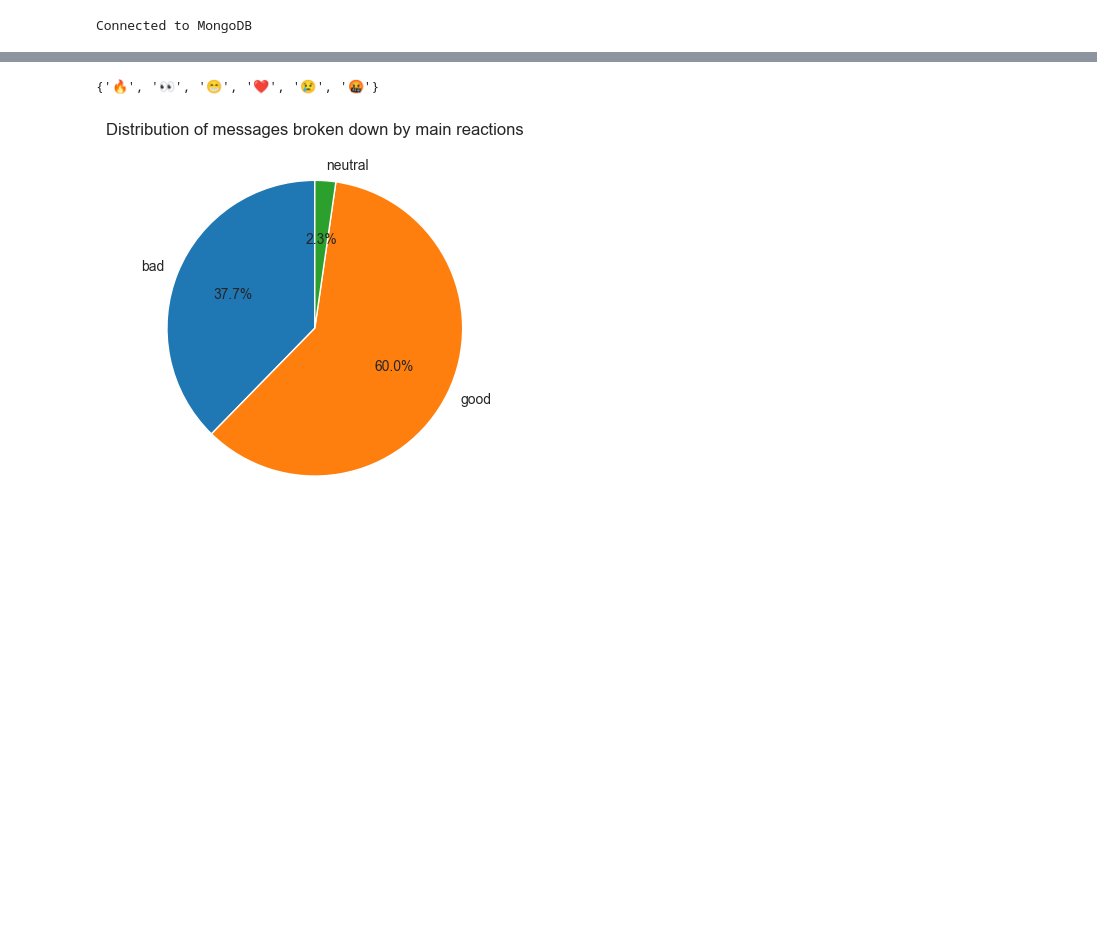
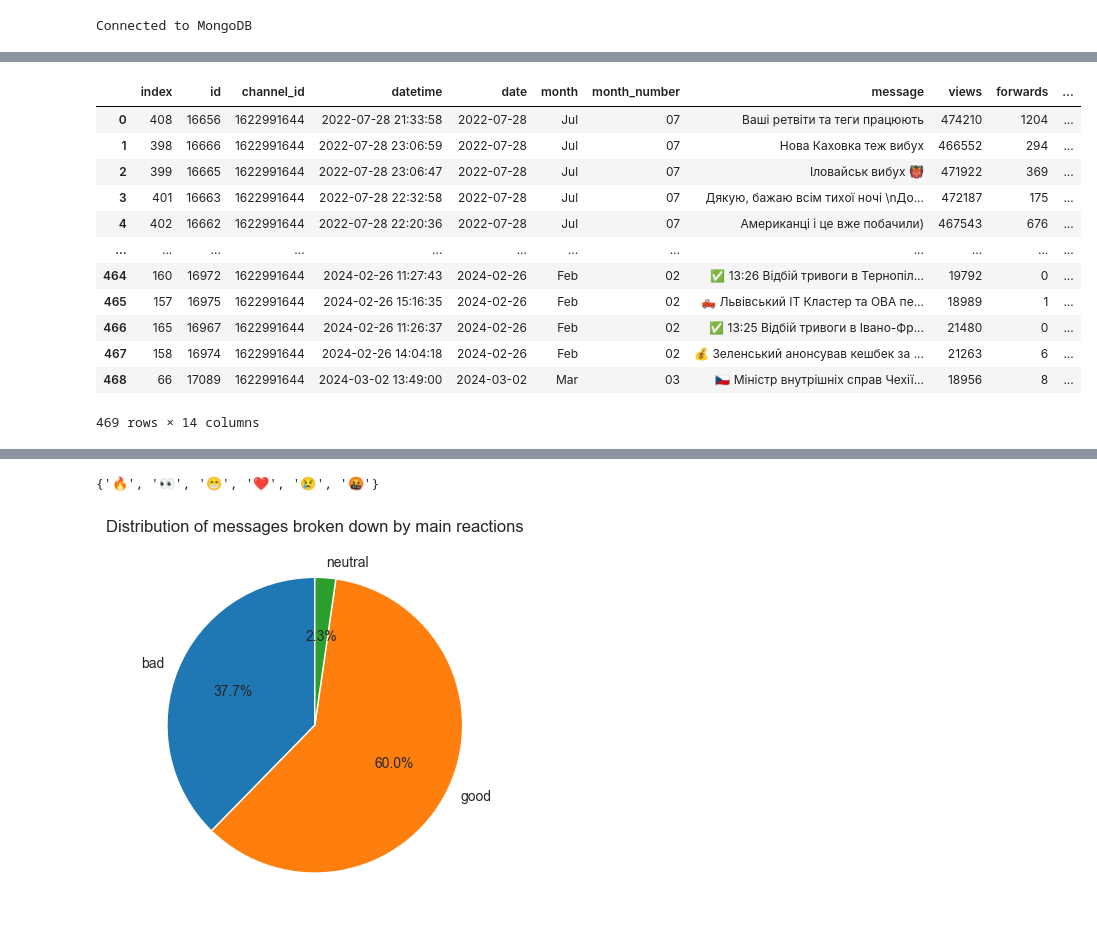
Before and after one commit to CESSIDY/telegram-analytic-dashboard, a Jupyter notebook: src/web_app/analytics_notebook.ipynb, the cells around one changed output, grey strips where cells are left out. Saved outputs shown, nothing was run; the diff lists cells and outputs as text; code cells hidden in the pictures; blank space fills up the shorter version.

```diff
--- a/src/web_app/analytics_notebook.ipynb
+++ b/src/web_app/analytics_notebook.ipynb
@@ -108,3 +109,20 @@ messages_df.head()
+# %%
+messages_df = db_telegram_loader.get_messages_df_by_channel_id(current_channel_id)[:-most_recent_messages_split]
+messages_df
+# %% [output]
+|  | index | id | channel_id | datetime | date | month | month_number | message | views | forwards | ... |
+| 0 | 408 | 16656 | 1622991644 | 2022-07-28 21:33:58 | 2022-07-28 | Jul | 07 | Ваші ретвіти та теги працюють | 474210 | 1204 | ... |
+| 1 | 398 | 16666 | 1622991644 | 2022-07-28 23:06:59 | 2022-07-28 | Jul | 07 | Нова Каховка теж вибух | 466552 | 294 | ... |
+| 2 | 399 | 16665 | 1622991644 | 2022-07-28 23:06:47 | 2022-07-28 | Jul | 07 | Іловайськ вибух 👹 | 471922 | 369 | ... |
+| 3 | 401 | 16663 | 1622991644 | 2022-07-28 22:32:58 | 2022-07-28 | Jul | 07 | Дякую, бажаю всім тихої ночі \nДо... | 472187 | 175 | ... |
+| 4 | 402 | 16662 | 1622991644 | 2022-07-28 22:20:36 | 2022-07-28 | Jul | 07 | Американці і це вже побачили) | 467543 | 676 | ... |
+| ... | ... | ... | ... | ... | ... | ... | ... | ... | ... | ... | ... |
+| 464 | 160 | 16972 | 1622991644 | 2024-02-26 11:27:43 | 2024-02-26 | Feb | 02 | ✅ 13:26 Відбій тривоги в Тернопіл... | 19792 | 0 | ... |
+| 465 | 157 | 16975 | 1622991644 | 2024-02-26 15:16:35 | 2024-02-26 | Feb | 02 | 🛻 Львівський ІТ Кластер та ОВА пе... | 18989 | 1 | ... |
+| 466 | 165 | 16967 | 1622991644 | 2024-02-26 11:26:37 | 2024-02-26 | Feb | 02 | ✅ 13:25 Відбій тривоги в Івано-Фр... | 21480 | 0 | ... |
+| 467 | 158 | 16974 | 1622991644 | 2024-02-26 14:04:18 | 2024-02-26 | Feb | 02 | 💰 Зеленський анонсував кешбек за ... | 21263 | 6 | ... |
+| 468 | 66 | 17089 | 1622991644 | 2024-03-02 13:49:00 | 2024-03-02 | Mar | 03 | 🇨🇿 Міністр внутрішніх справ Чехії... | 18956 | 8 | ... |
+469 rows × 14 columns
 # %%
 ### Posted posts at day
 
```
Also changed, not shown: parts of 6 cells of this notebook, 2 other files.
